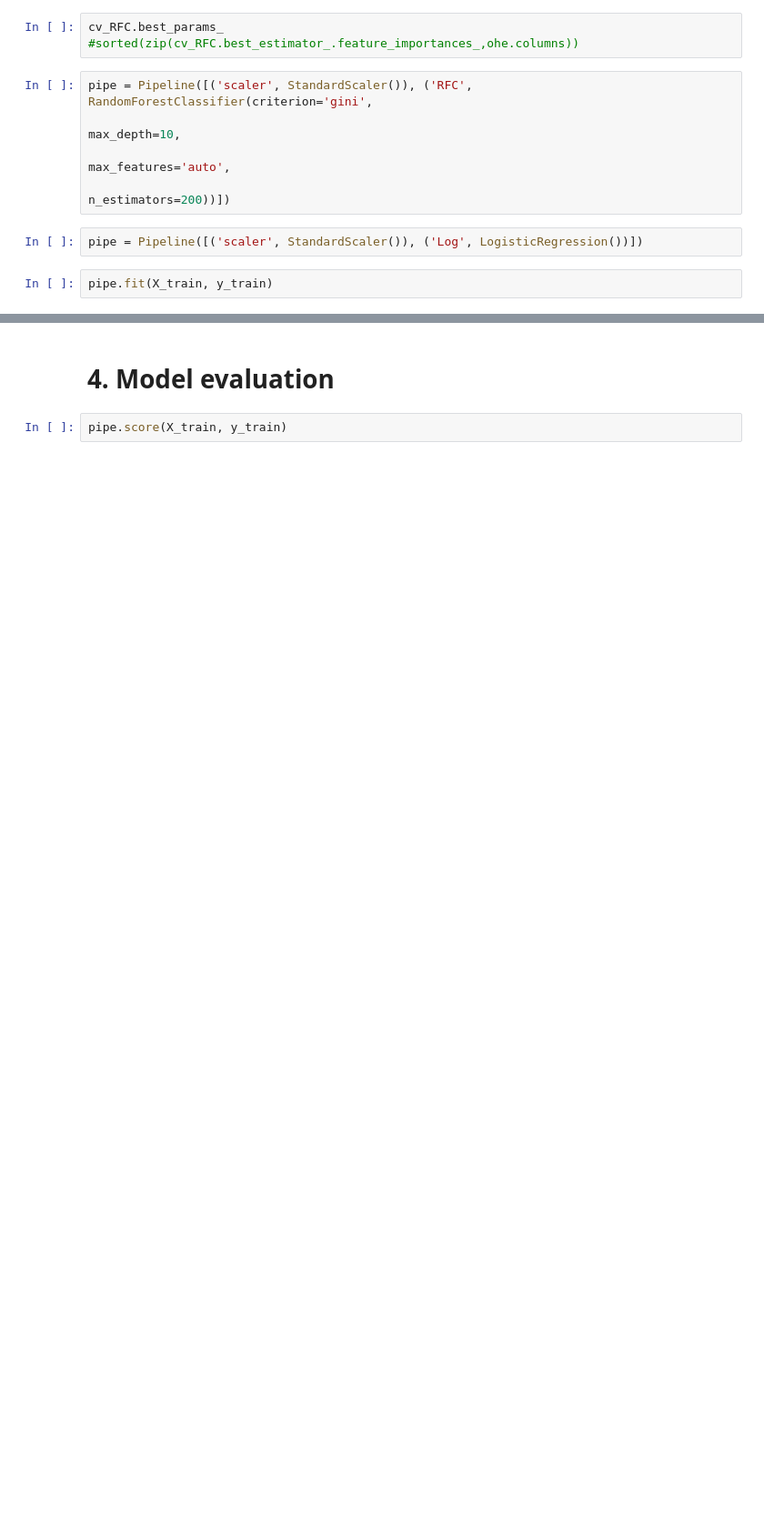
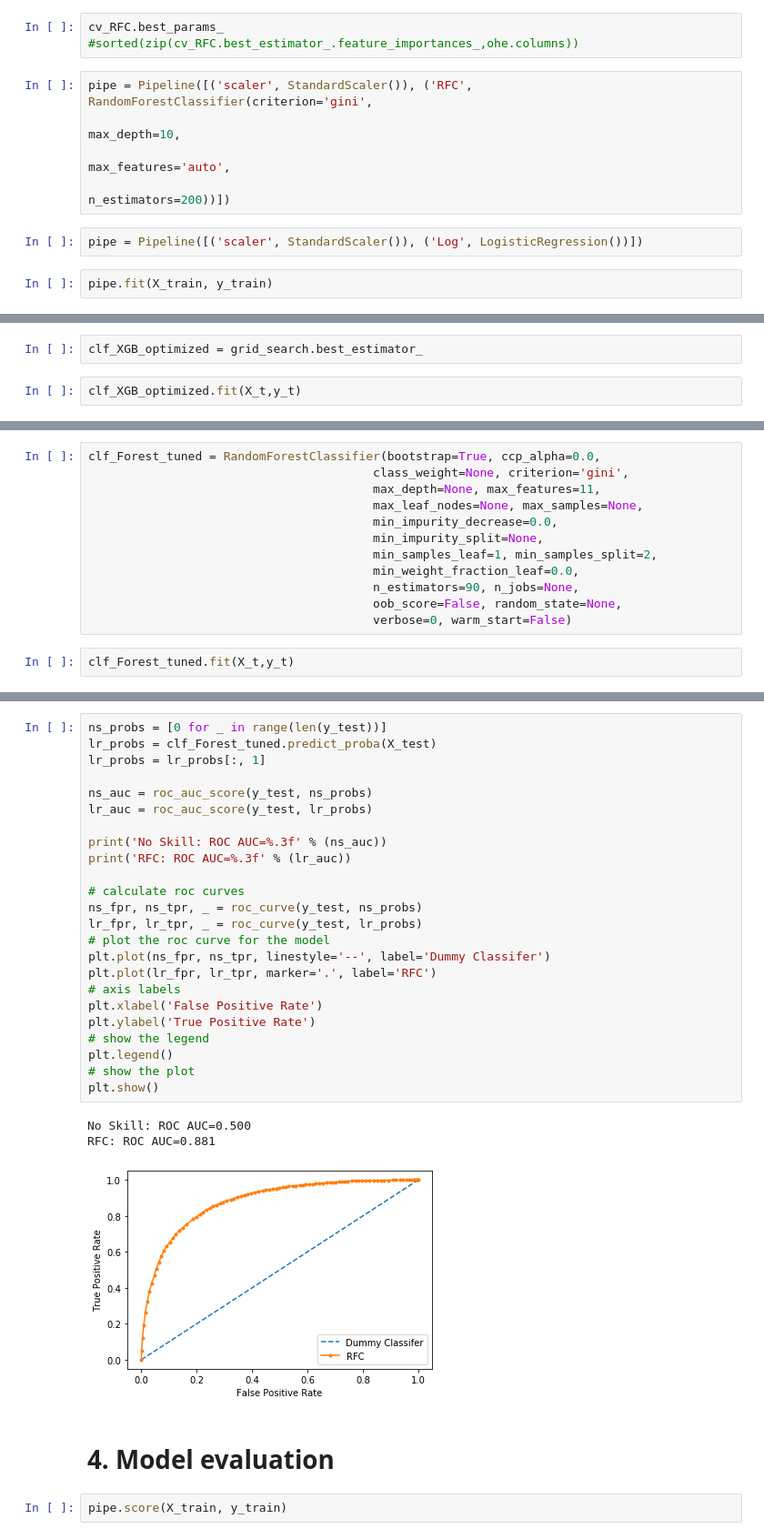
Before and after one commit to ekostrov/PredictRainKaggle, a Jupyter notebook: JupyterNotebooks/sandbox.ipynb, the cells around one changed output, grey strips where cells are left out. Shown at 91% size. Saved outputs shown, nothing was run; the diff lists cells and outputs as text; blank space fills up the shorter version.

```diff
--- a/JupyterNotebooks/sandbox.ipynb
+++ b/JupyterNotebooks/sandbox.ipynb
@@ -294,0 +435,4 @@ pipe.fit(X_train, y_train)
+# %%
+clf_XGB_optimized = grid_search.best_estimator_
+# %%
+clf_XGB_optimized.fit(X_t,y_t)
@@ -294,0 +564,14 @@ pipe.fit(X_train, y_train)
+# %%
+clf_Forest_tuned = RandomForestClassifier(bootstrap=True, ccp_alpha=0.0,
+                                        class_weight=None, criterion='gini',
+                                        max_depth=None, max_features=11,
+                                        max_leaf_nodes=None, max_samples=None,
+                                        min_impurity_decrease=0.0,
+                                        min_impurity_split=None,
+                                        min_samples_leaf=1, min_samples_split=2,
+                                        min_weight_fraction_leaf=0.0,
+                                        n_estimators=90, n_jobs=None,
+                                        oob_score=False, random_state=None,
+                                        verbose=0, warm_start=False)
+# %%
+clf_Forest_tuned.fit(X_t,y_t)
@@ -295,3 +607,31 @@ pipe.fit(X_train, y_train)
+# %%
+ns_probs = [0 for _ in range(len(y_test))]
+lr_probs = clf_Forest_tuned.predict_proba(X_test)
+lr_probs = lr_probs[:, 1]
+
+ns_auc = roc_auc_score(y_test, ns_probs)
+lr_auc = roc_auc_score(y_test, lr_probs)
+
+print('No Skill: ROC AUC=%.3f' % (ns_auc))
+print('RFC: ROC AUC=%.3f' % (lr_auc))
+
+# calculate roc curves
+ns_fpr, ns_tpr, _ = roc_curve(y_test, ns_probs)
+lr_fpr, lr_tpr, _ = roc_curve(y_test, lr_probs)
+# plot the roc curve for the model
+plt.plot(ns_fpr, ns_tpr, linestyle='--', label='Dummy Classifer')
+plt.plot(lr_fpr, lr_tpr, marker='.', label='RFC')
+# axis labels
+plt.xlabel('False Positive Rate')
+plt.ylabel('True Positive Rate')
+# show the legend
+plt.legend()
+# show the plot
+plt.show()
+# %% [output]
+No Skill: ROC AUC=0.500
+RFC: ROC AUC=0.881
+[figure, added]
 # %% [markdown]
 # 4. Model evaluation
 # %%
```
Also changed, not shown: parts of 96 cells of this notebook, 2 other files.
